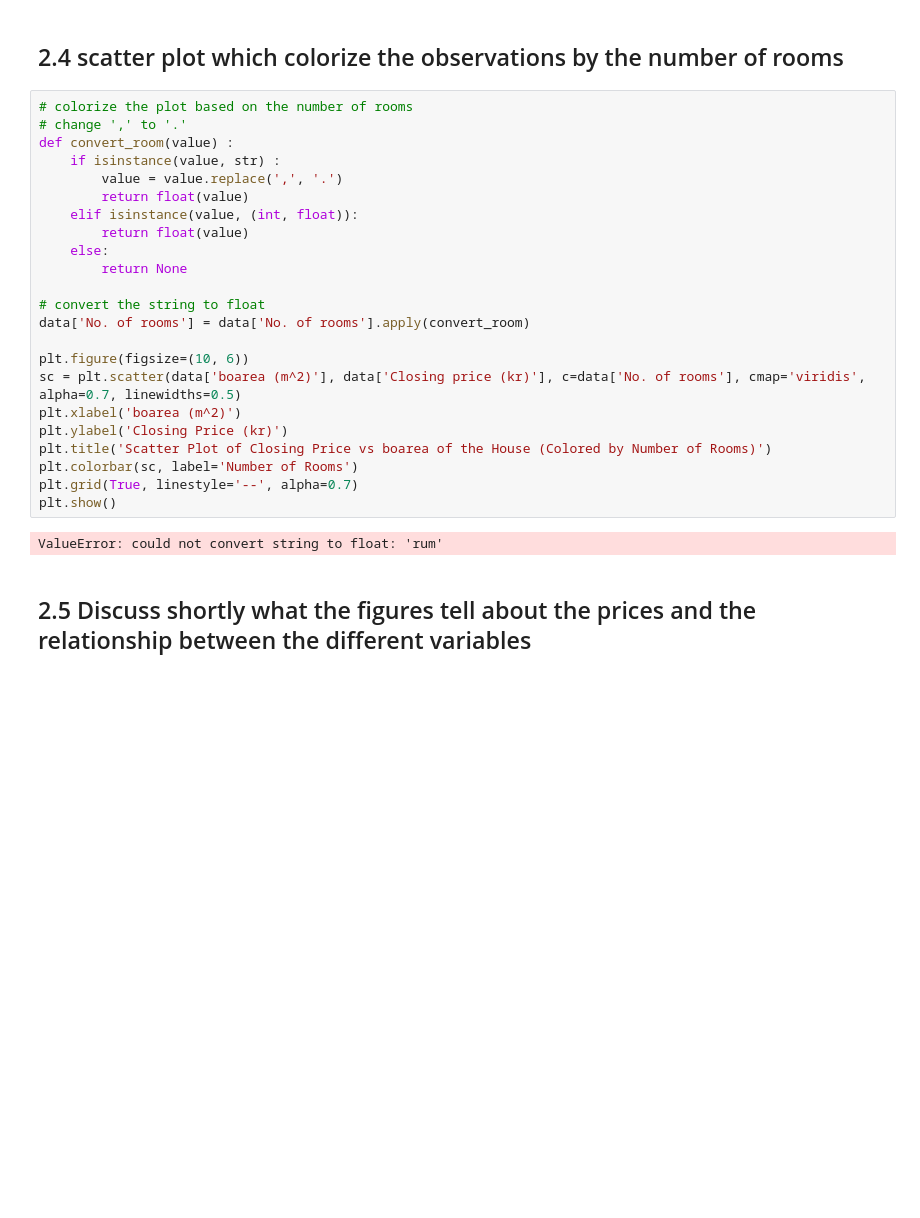
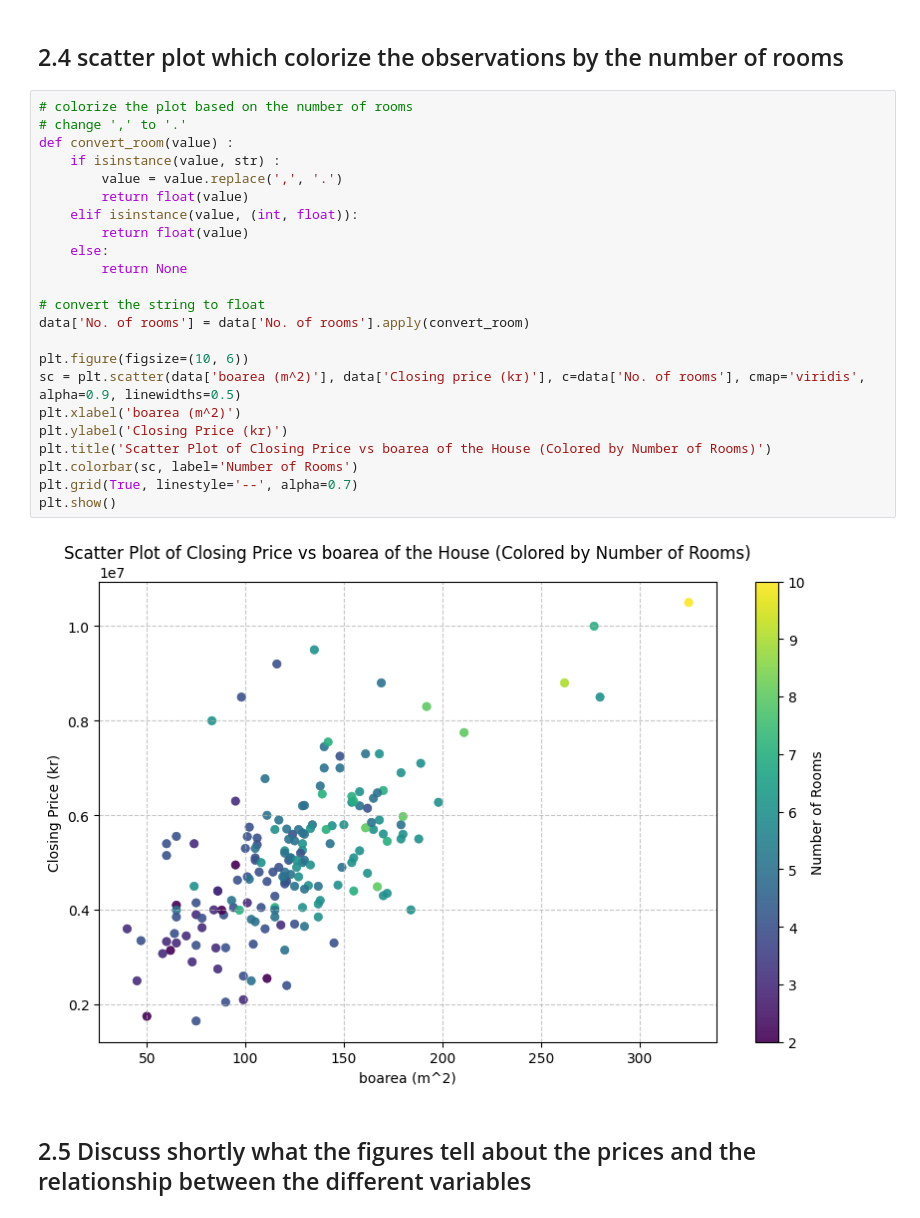
Before and after one commit to amamiya-yuuko-1225/DSAI_group26, a Jupyter notebook: lab2/lab2.ipynb, the cells around one changed output. Saved outputs shown, nothing was run; the diff lists cells and outputs as text; blank space fills up the shorter version.

```diff
--- a/lab2/lab2.ipynb
+++ b/lab2/lab2.ipynb
@@ -192,27 +193,27 @@ plt.show()
 # %%
 # colorize the plot based on the number of rooms
 # change ',' to '.'
 def convert_room(value) :
     if isinstance(value, str) :
         value = value.replace(',', '.')
         return float(value)
     elif isinstance(value, (int, float)):
         return float(value)
     else:
         return None
 
 # convert the string to float
 data['No. of rooms'] = data['No. of rooms'].apply(convert_room)
 
 plt.figure(figsize=(10, 6))
-sc = plt.scatter(data['boarea (m^2)'], data['Closing price (kr)'], c=data['No. of rooms'], cmap='viridis', alpha=0.7, linewidths=0.5)
+sc = plt.scatter(data['boarea (m^2)'], data['Closing price (kr)'], c=data['No. of rooms'], cmap='viridis', alpha=0.9, linewidths=0.5)
 plt.xlabel('boarea (m^2)')
 plt.ylabel('Closing Price (kr)')
 plt.title('Scatter Plot of Closing Price vs boarea of the House (Colored by Number of Rooms)')
 plt.colorbar(sc, label='Number of Rooms')
 plt.grid(True, linestyle='--', alpha=0.7)
 plt.show()
 # %% [output]
-ValueError: could not convert string to float: 'rum'
+[figure, added]
 # %% [markdown]
 ## 2.5 Discuss shortly what the figures tell about the prices and the relationship between the different variables
```
Also changed, not shown: parts of 1 cell of this notebook, 1 other file.
